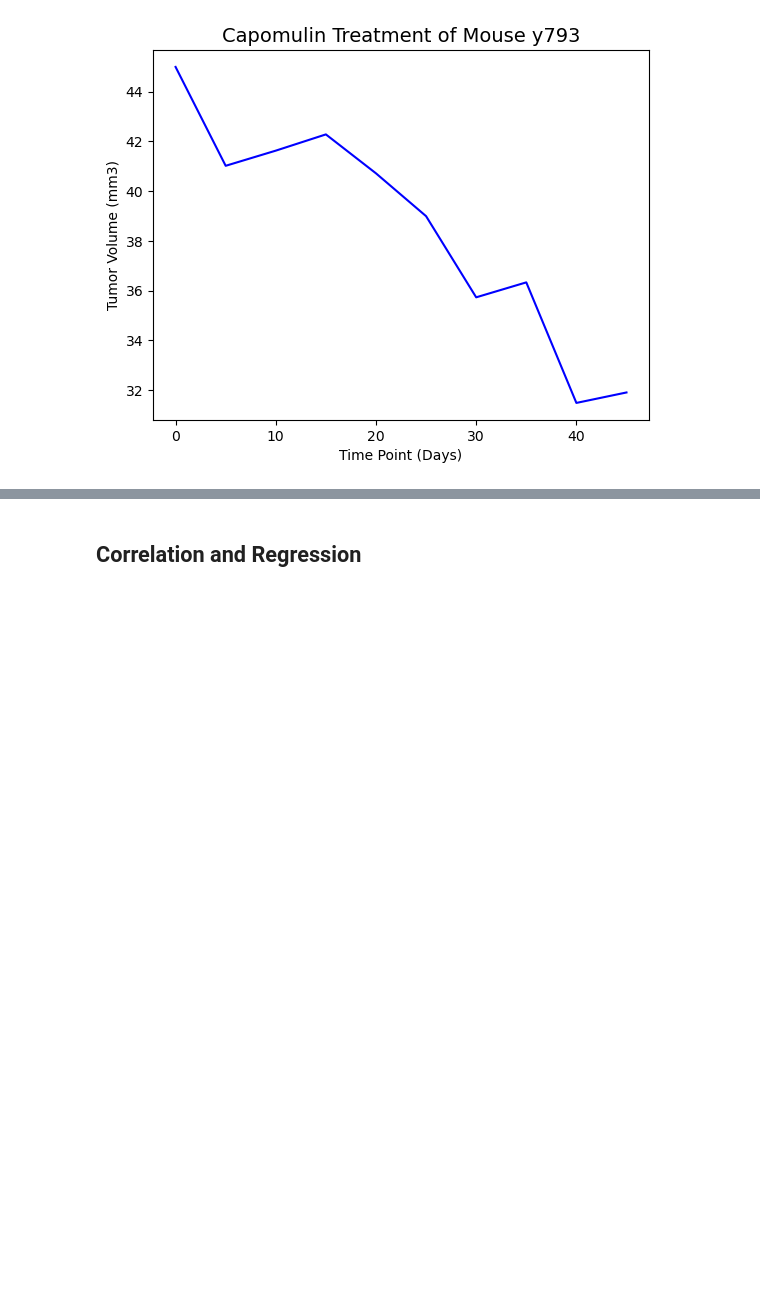
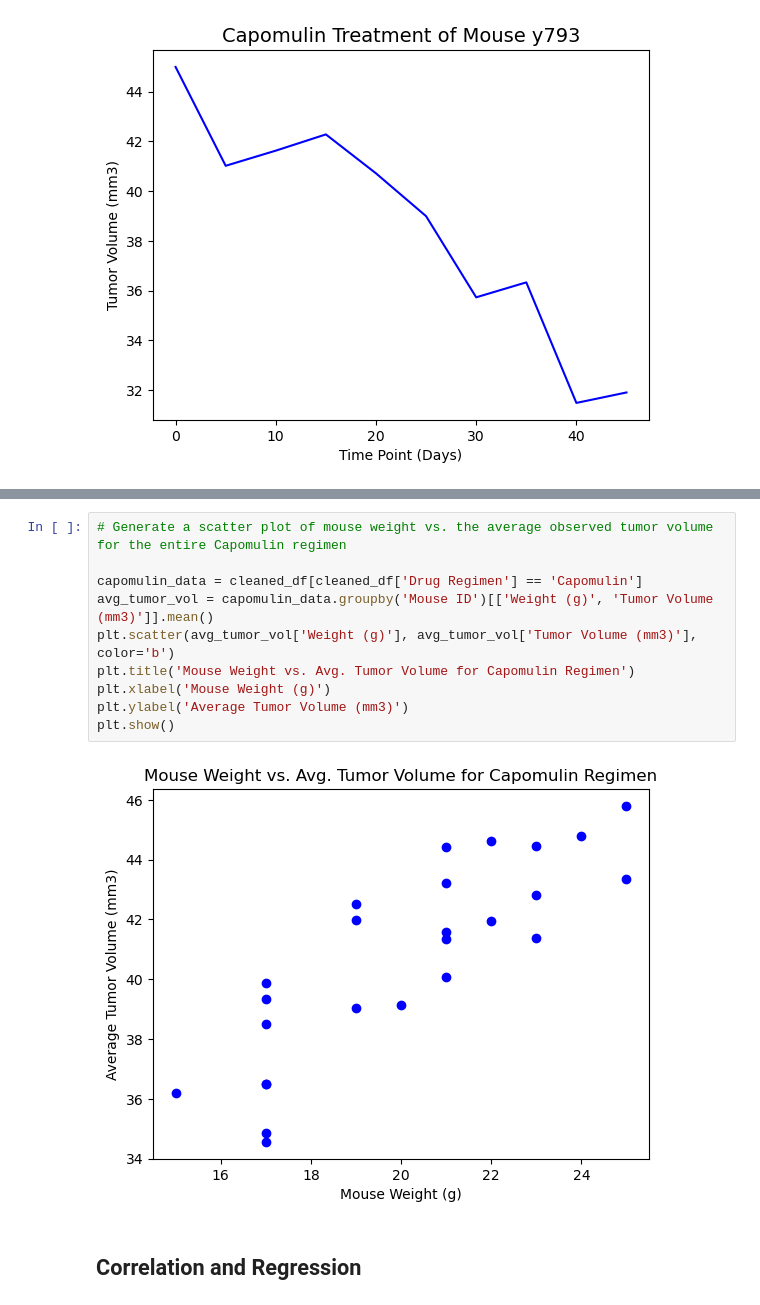
Before and after one commit to bhart4278/matplotlib-challenge, a Jupyter notebook: pymaceuticals/pymaceuticals_code.ipynb, the cells around one changed output, grey strips where cells are left out. Cells and saved outputs as stored; diff of their text form; blank space fills up the shorter version.

```diff
--- a/pymaceuticals/pymaceuticals_code.ipynb
+++ b/pymaceuticals/pymaceuticals_code.ipynb
@@ -301,2 +298,14 @@ else:
+# %%
+# Generate a scatter plot of mouse weight vs. the average observed tumor volume for the entire Capomulin regimen
+
+capomulin_data = cleaned_df[cleaned_df['Drug Regimen'] == 'Capomulin']
+avg_tumor_vol = capomulin_data.groupby('Mouse ID')[['Weight (g)', 'Tumor Volume (mm3)']].mean()
+plt.scatter(avg_tumor_vol['Weight (g)'], avg_tumor_vol['Tumor Volume (mm3)'], color='b')
+plt.title('Mouse Weight vs. Avg. Tumor Volume for Capomulin Regimen')
+plt.xlabel('Mouse Weight (g)')
+plt.ylabel('Average Tumor Volume (mm3)')
+plt.show()
+# %% [output]
+[figure, added]
 # %% [markdown]
 ## Correlation and Regression
```
Also changed, not shown: parts of 6 cells of this notebook, 1 other file.
